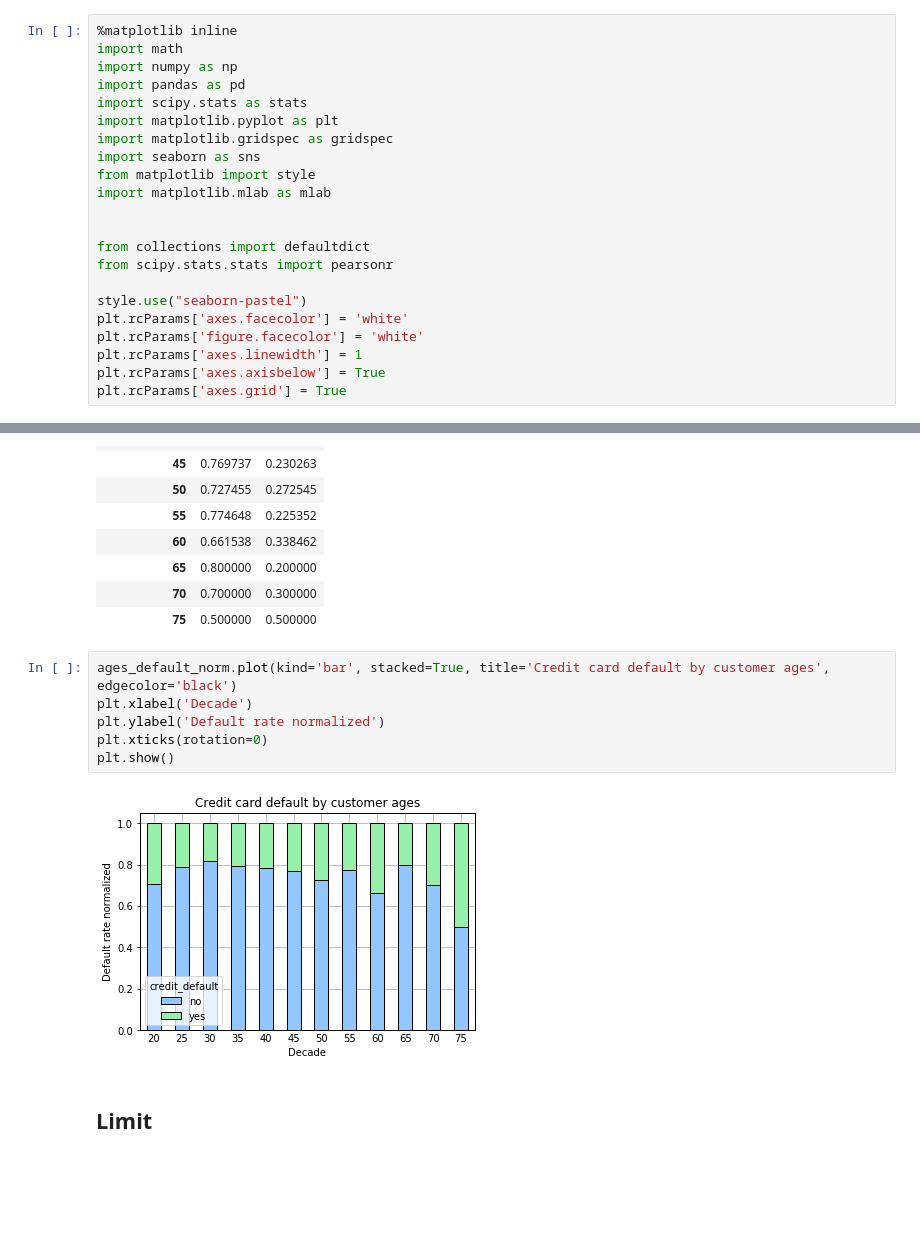
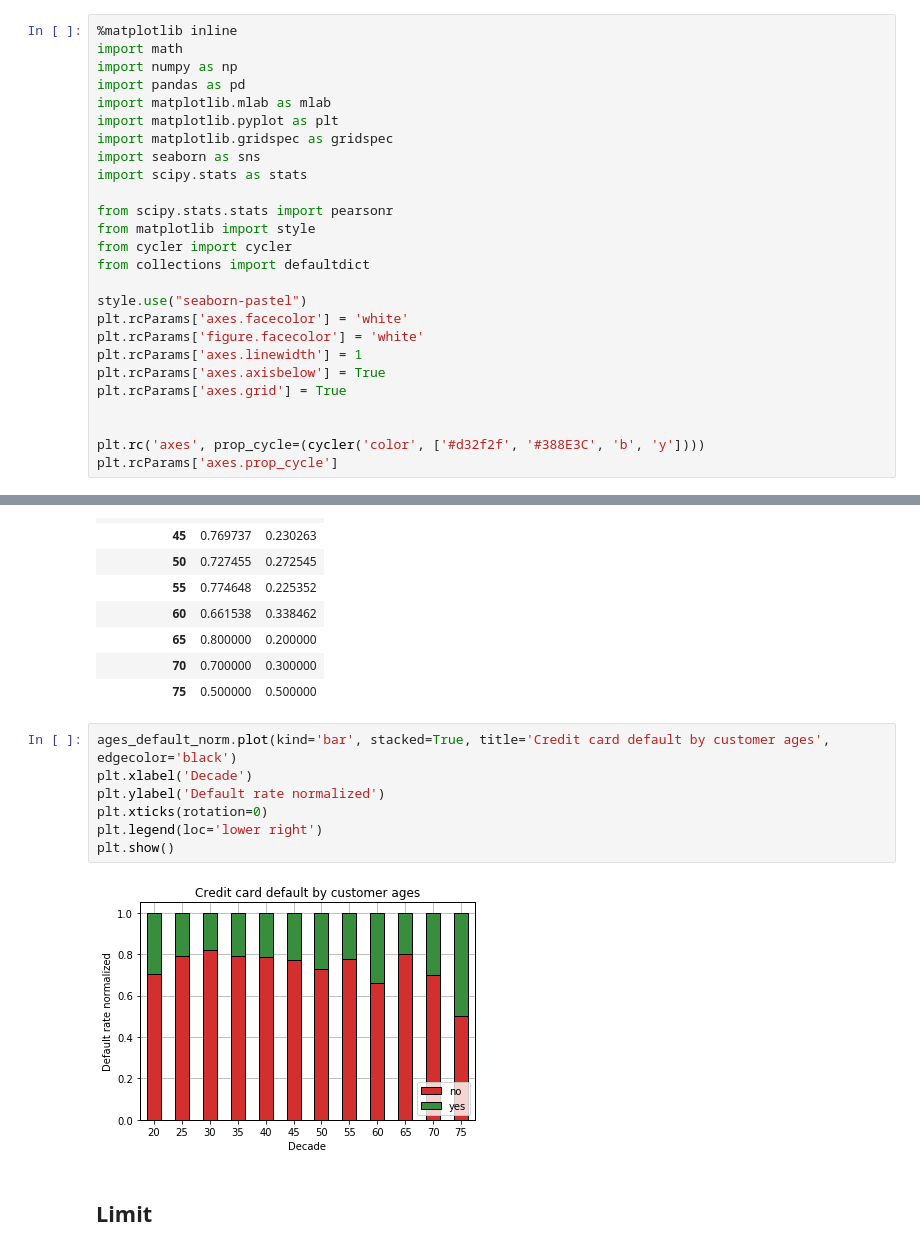
Before and after one commit to GaspareG/Unipi-Data-Mining, a Jupyter notebook: notebook/CardCardDefault.ipynb, the cells around one changed output, grey strips where cells are left out. Cells and saved outputs as stored; diff of their text form; blank space fills up the shorter version.

```diff
--- a/notebook/CardCardDefault.ipynb
+++ b/notebook/CardCardDefault.ipynb
@@ -3,16 +3,16 @@
 import math
 import numpy as np
 import pandas as pd
-import scipy.stats as stats
+import matplotlib.mlab as mlab
 import matplotlib.pyplot as plt
 import matplotlib.gridspec as gridspec
 import seaborn as sns
+import scipy.stats as stats
+
+from scipy.stats.stats import pearsonr
 from matplotlib import style
-import matplotlib.mlab as mlab
-
-
+from cycler import cycler
 from collections import defaultdict
-from scipy.stats.stats import pearsonr
 
 style.use("seaborn-pastel")
 plt.rcParams['axes.facecolor'] = 'white'
@@ -20,3 +20,7 @@ plt.rcParams['figure.facecolor'] = 'white'
 plt.rcParams['axes.linewidth'] = 1
 plt.rcParams['axes.axisbelow'] = True
 plt.rcParams['axes.grid'] = True
+
+
+plt.rc('axes', prop_cycle=(cycler('color', ['#d32f2f', '#388E3C', 'b', 'y'])))
+plt.rcParams['axes.prop_cycle']
@@ -380,11 +412,12 @@ ages_default_norm
 # %%
 ages_default_norm.plot(kind='bar', stacked=True, title='Credit card default by customer ages', edgecolor='black')
 plt.xlabel('Decade')
 plt.ylabel('Default rate normalized')
 plt.xticks(rotation=0)
+plt.legend(loc='lower right')
 plt.show()
 # %% [output]
-[figure, old version]
+[figure, new version]
 # %% [markdown]
 Limit
 --------
```
Also changed, not shown: parts of 48 cells of this notebook, 44 other files.
